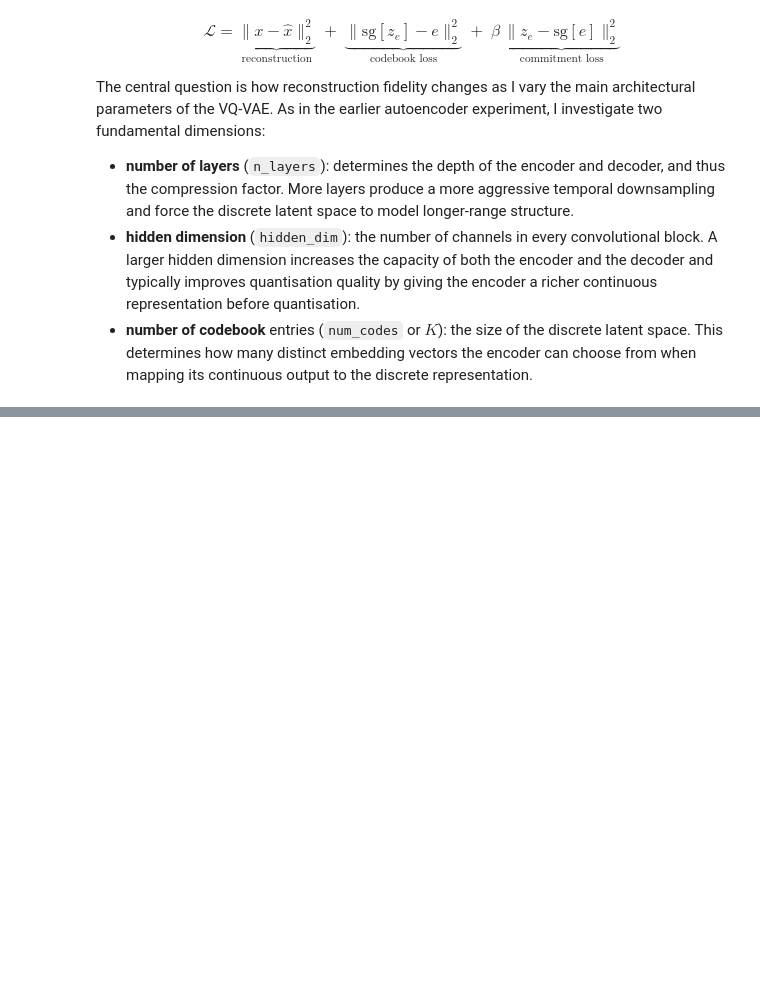
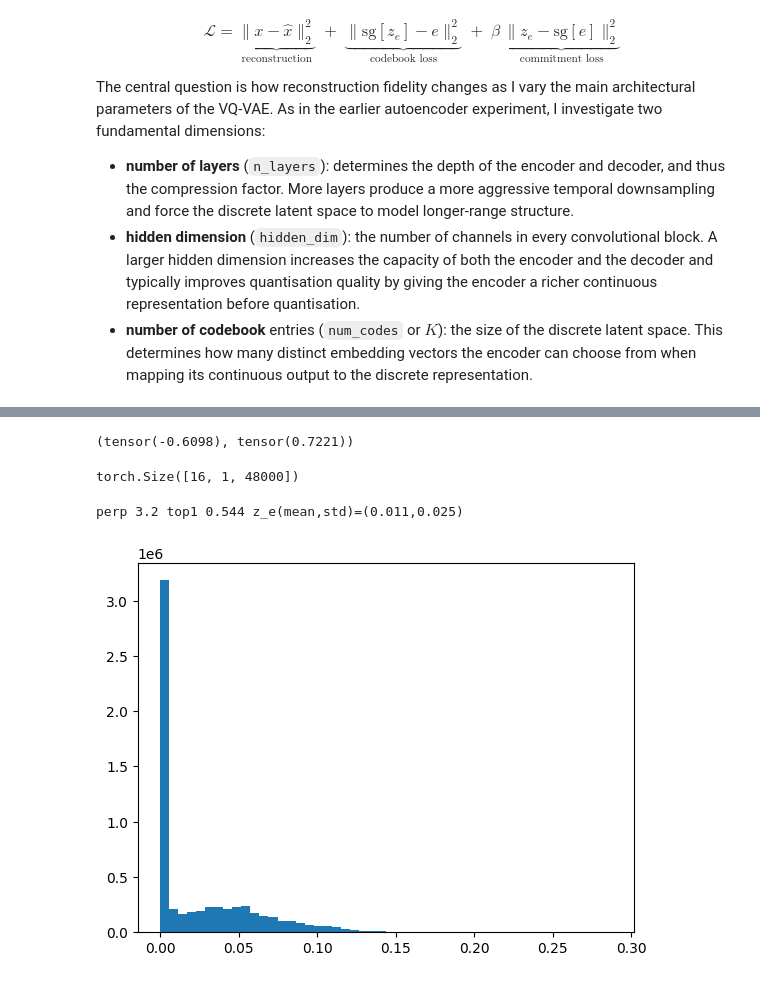
Before and after one commit to lopozz/bitbybit, a Jupyter notebook: src/autoencoders/vqvae.ipynb, the cells around one changed output, grey strips where cells are left out. Cells and saved outputs as stored; diff of their text form; code cells hidden in the pictures; blank space fills up the shorter version.

```diff
--- a/src/autoencoders/vqvae.ipynb
+++ b/src/autoencoders/vqvae.ipynb
@@ -876,10 +875,11 @@ Audio(x.detach().squeeze().cpu().numpy(), rate=16000)
 [interactive output not drawn]
 # %%
 # open question why the committment loss and code loss do not pull thez_e and codebook closer to each other
-
+import os
 import ipywidgets as widgets
 from IPython.display import display
 from sklearn.decomposition import PCA
+import torchaudio
 
 plot_out = widgets.Output()
 display(plot_out)
@@ -893,7 +893,7 @@ if T_pad != T:
 device = "cuda" if torch.cuda.is_available() else "cpu"
 x = x.unsqueeze(1).to(device)
 
-model = VQVAE(hidden_dim=256, n_layers=6, codebook_size=10).to(device)
+model = VQVAE(hidden_dim=256, n_layers=6, codebook_size=100).to(device)
 pca = PCA(n_components=2)
 pca.fit(model.vq.codebook.weight.detach().cpu().numpy())
 
@@ -919,12 +919,14 @@ for step in range(10000):
     loss.backward()
     optimizer.step()
 
-    if step % 100 == 0:
+    if step % 1000 == 0:
         print(set(ids.tolist()))
-        print(model.vq.codebook.weight.pow(2).sum(-1))
-        print(z_e.detach().pow(2).sum(-1))
+        # print(model.vq.codebook.weight.pow(2).sum(-1))
+        # print(z_e.detach().pow(2).sum(-1))
         print(f"step {step}: loss = {loss.item():.6f}")
         print(f"mse: {mse.item():.4f}, cb: {codebook_loss.item():.4f}, com: {commitment_loss.item():.4f}")
+        y_audio = y[0, 0, :T].detach().float().cpu().clamp(-1, 1).unsqueeze(0)  # [1, T]
+        torchaudio.save(os.path.join(f"recon_step_{step:05d}.wav"), y_audio, sr)
 
         # 🔥 plot codebook embeddings
         plot_codebook(pca, model.vq.codebook.weight, step, plot_out)
@@ -987,28 +979,3 @@ with torch.no_grad():
 Audio(y.detach().squeeze().cpu().numpy(), rate=16000)
 # %% [output]
 [interactive output not drawn]
-# %%
-import torchaudio
-import matplotlib.pyplot as plt
-import math
-import torch.nn.functional as F
-
-from vqvae import VQVAE
-
-def pad_to_64(x):
-    print(x.shape)
-    _, _, T = x.shape
-    T_pad = math.ceil(T / 64) * 64
-    pad_right = T_pad - T
-    x_padded = F.pad(x, (0, pad_right))
-    return x_padded, T
-
-x, sr = torchaudio.load("../../data/audio/M01UD01p10.wav")
-x, _ = pad_to_64(x.unsqueeze(1))
-print(x.shape)
-
-
-model = VQVAE(hidden_dim=64, codebook_size=512)
-y, z_e_flat, z_q, ids = model(x)
-
-y.shape
@@ -1017,3 +1098,36 @@ RuntimeError: Failed to create AudioDecoder for ../../data/audio/M01UD01p10.wav:
+# %%
+dataset = WavDataset("/home/lpozzi/Git/bitbybit/data/audio/chunks")
+loader = DataLoader(dataset, batch_size=16, shuffle=True, drop_last=True)
+xmin, xmax = 0, 0
+for x in loader:
+    if x.min() < xmin: xmin=x.min()
+    if x.max() > xmax: xmax=x.max()
+xmin, xmax
+# %% [output]
+(tensor(-0.6098), tensor(0.7221))
+# %%
+x.shape
+# %% [output]
+torch.Size([16, 1, 48000])
+# %%
+with torch.no_grad():
+    hist = torch.bincount(ids, minlength=model.vq.codebook.num_embeddings).float()
+    p = hist / hist.sum().clamp_min(1)
+    perplexity = torch.exp(-(p * (p.clamp_min(1e-12)).log()).sum())
+
+    top1 = p.max().item()
+    ze_mean = z_e.mean().item()
+    ze_std = z_e.std().item()
+print(f"perp {perplexity.item():.1f} top1 {top1:.3f} z_e(mean,std)=({ze_mean:.3f},{ze_std:.3f})")
+# %% [output]
+perp 3.2 top1 0.544 z_e(mean,std)=(0.011,0.025)
+# %%
+import matplotlib.pyplot as plt
+
+values = z_e.reshape(-1).detach().cpu().numpy()
+plt.hist(values, bins=50);
+# %% [output]
+[figure, added]
 # %%
 from datasets import load_dataset
 
```
Also changed, not shown: parts of 6 cells of this notebook, 3 other files.
